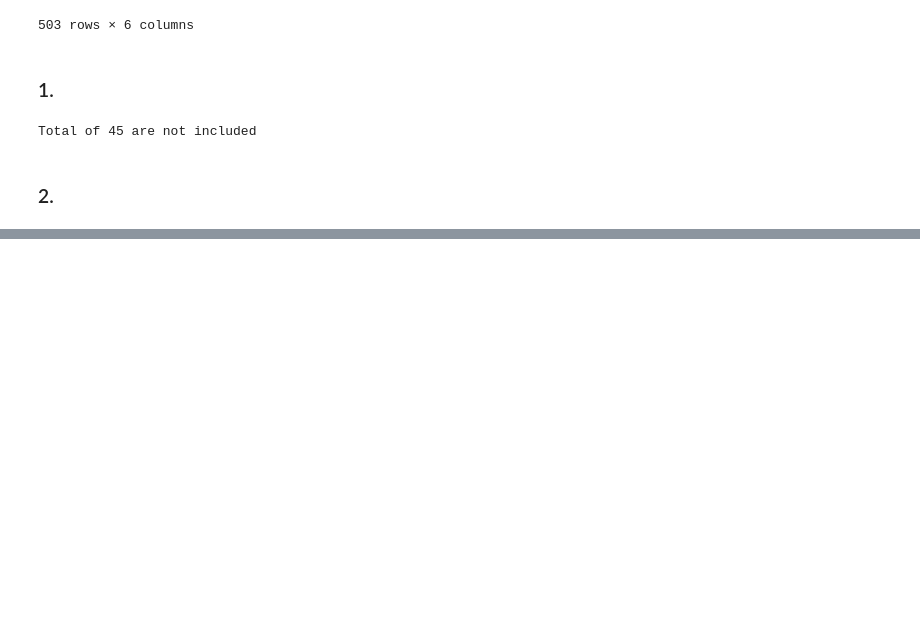
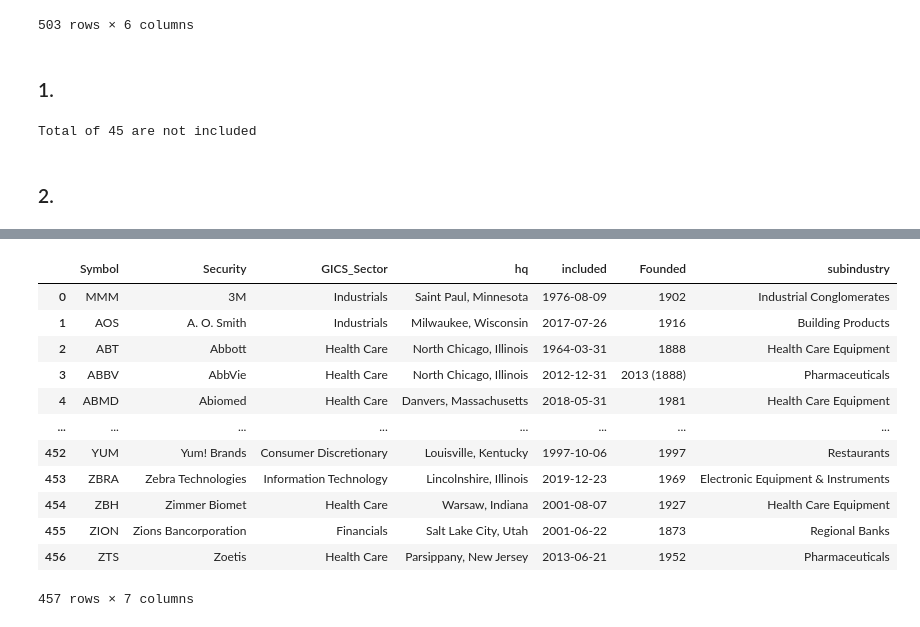
Before and after one commit to GhostJD/PythonIES---Midterm, a Jupyter notebook: Midterm.ipynb, the cells around one changed output, grey strips where cells are left out. Saved outputs shown, nothing was run; the diff lists cells and outputs as text; code cells hidden in the pictures; blank space fills up the shorter version.

```diff
--- a/Midterm.ipynb
+++ b/Midterm.ipynb
@@ -161,0 +209,3 @@ df["included"] = pd.to_datetime(df["included"], dayfirst=True,errors='coerce')
+# %%
+dfc = pd.read_csv("data/companies_subindustry.csv")
+dfc
@@ -161,0 +226,17 @@ df["included"] = pd.to_datetime(df["included"], dayfirst=True,errors='coerce')
+# %%
+df_merged = dfb.merge(dfc, on = 'Symbol')
+df_merged
+# %% [output]
+|  | Symbol | Security | GICS_Sector | hq | included | Founded | subindustry |
+| 0 | MMM | 3M | Industrials | Saint Paul, Minnesota | 1976-08-09 | 1902 | Industrial Conglomerates |
+| 1 | AOS | A. O. Smith | Industrials | Milwaukee, Wisconsin | 2017-07-26 | 1916 | Building Products |
+| 2 | ABT | Abbott | Health Care | North Chicago, Illinois | 1964-03-31 | 1888 | Health Care Equipment |
+| 3 | ABBV | AbbVie | Health Care | North Chicago, Illinois | 2012-12-31 | 2013 (1888) | Pharmaceuticals |
+| 4 | ABMD | Abiomed | Health Care | Danvers, Massachusetts | 2018-05-31 | 1981 | Health Care Equipment |
+| ... | ... | ... | ... | ... | ... | ... | ... |
+| 452 | YUM | Yum! Brands | Consumer Discretionary | Louisville, Kentucky | 1997-10-06 | 1997 | Restaurants |
+| 453 | ZBRA | Zebra Technologies | Information Technology | Lincolnshire, Illinois | 2019-12-23 | 1969 | Electronic Equipment & Instruments |
+| 454 | ZBH | Zimmer Biomet | Health Care | Warsaw, Indiana | 2001-08-07 | 1927 | Health Care Equipment |
+| 455 | ZION | Zions Bancorporation | Financials | Salt Lake City, Utah | 2001-06-22 | 1873 | Regional Banks |
+| 456 | ZTS | Zoetis | Health Care | Parsippany, New Jersey | 2013-06-21 | 1952 | Pharmaceuticals |
+457 rows × 7 columns
```
Also changed, not shown: parts of 11 cells of this notebook.
